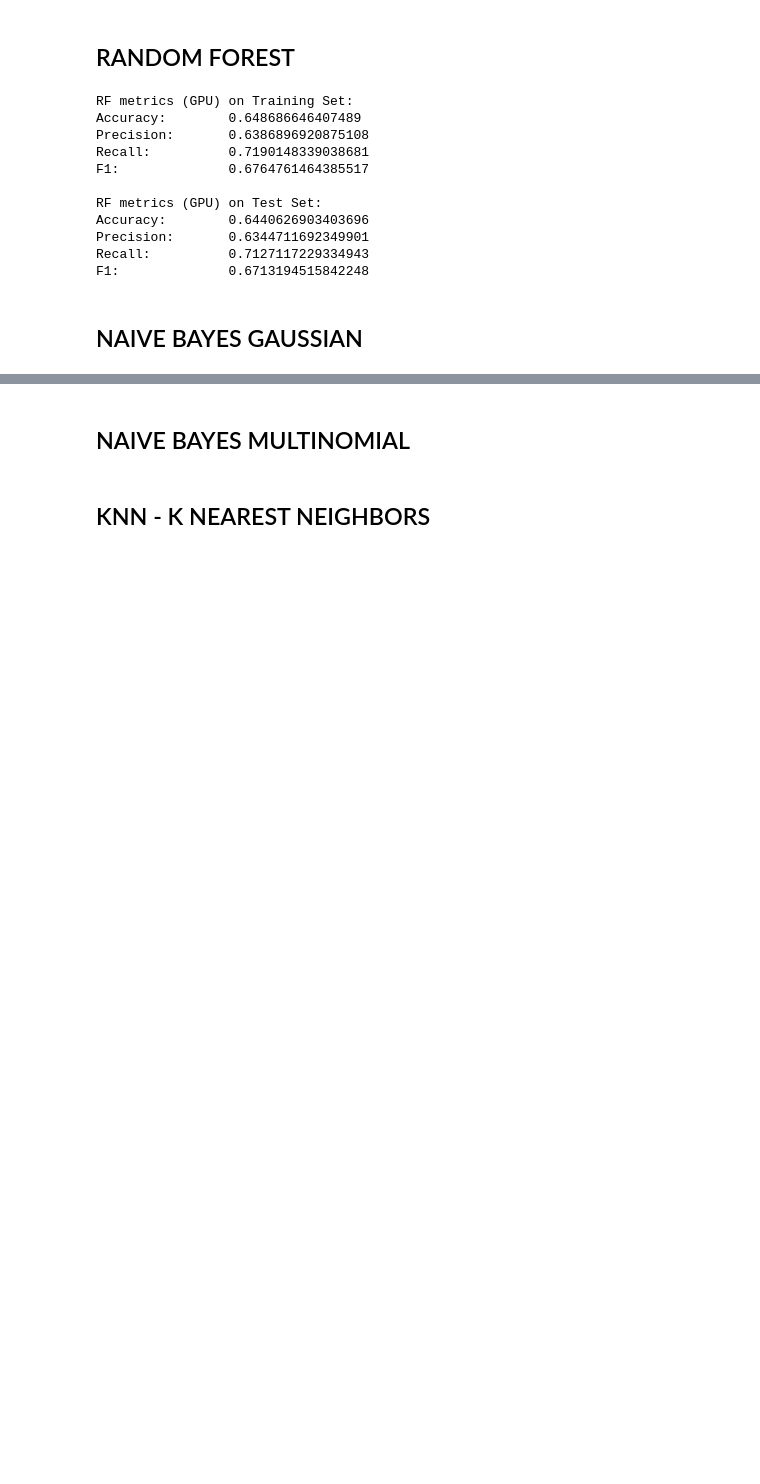
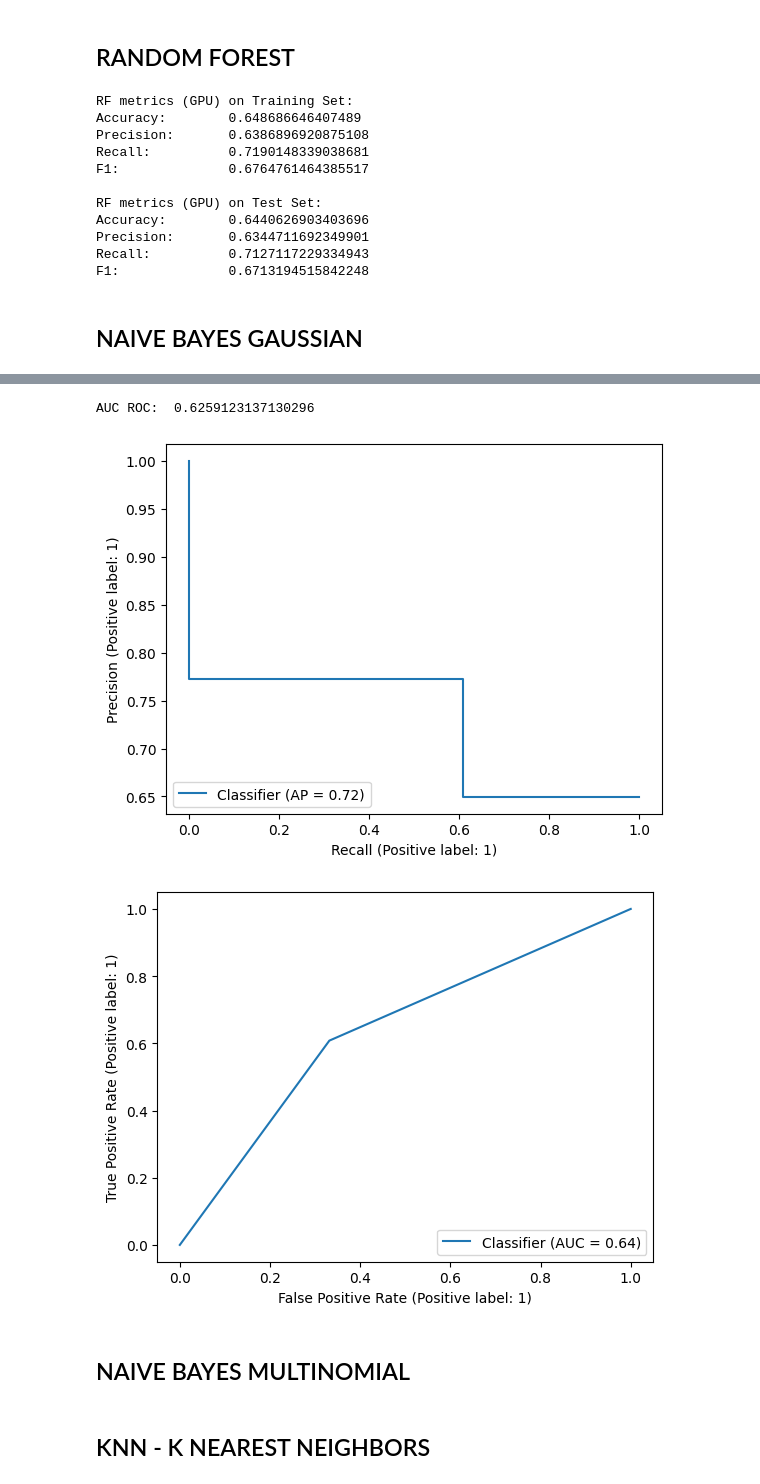
Before and after one commit to JustCati/CovidRiskPrediction, a Jupyter notebook: Python/Test.ipynb, the cells around one changed output, grey strips where cells are left out. Saved outputs shown, nothing was run; the diff lists cells and outputs as text; code cells hidden in the pictures; blank space fills up the shorter version.

```diff
--- a/Python/Test.ipynb
+++ b/Python/Test.ipynb
@@ -110,9 +111,9 @@ nb = GaussianNB()
 nb.fit(trainingX, trainingY)
 
 predictionsTrain = nb.predict(trainingX)
-predictionTest = nb.predict(testX)
+predictionsTest = nb.predict(testX)
 
-metricsTest = getMetrics(getConfusionMatrix(testY, predictionTest))
+metricsTest = getMetrics(getConfusionMatrix(testY, predictionsTest))
 metricsTraing = getMetrics(getConfusionMatrix(trainingY, predictionsTrain))
 
 print("\nNB Gaussian metrics on Training Set:")
@@ -122,3 +135,17 @@ printMetrics(metricsTest)
+# %%
+
+from sklearn.metrics import PrecisionRecallDisplay, RocCurveDisplay, roc_auc_score
+
+
+prCurve = PrecisionRecallDisplay.from_predictions(predictionsTest, testY)
+rocCurve = RocCurveDisplay.from_predictions(predictionsTest, testY)
+
+aucROC = roc_auc_score(testY, predictionsTest)
+print("AUC ROC: ", aucROC)
+# %% [output]
+AUC ROC:  0.6259123137130296
+[figure, added]
+[figure, added]
 # %% [markdown]
 ## NAIVE BAYES MULTINOMIAL
 # %%
```
Also changed, not shown: parts of 3 cells of this notebook, 3 other files.
